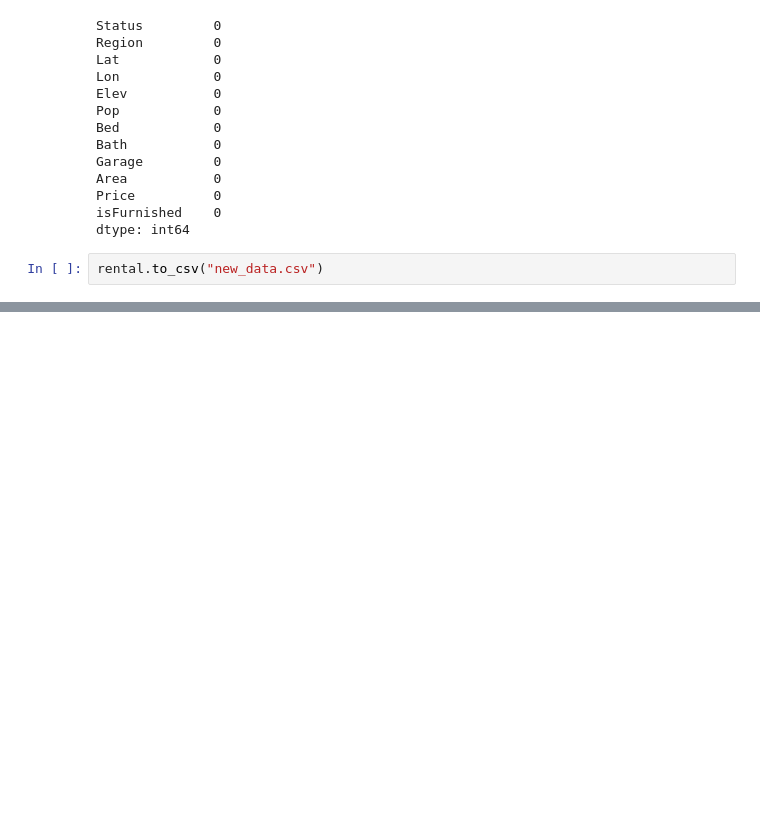
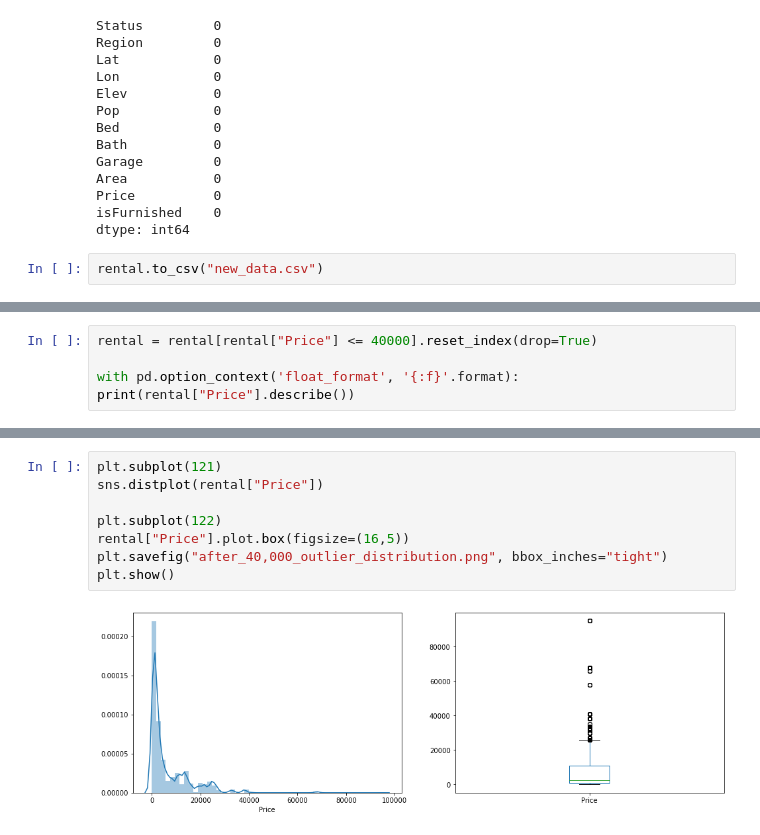
Before and after one commit to kangah-codes/rent-predict, a Jupyter notebook: model.ipynb, the cells around one changed output, grey strips where cells are left out. Drawn from its saved outputs; the diff is of its cells as text; blank space fills up the shorter version.

```diff
--- a/model.ipynb
+++ b/model.ipynb
@@ -87,0 +153,4 @@ rental.head(1)
+# %%
+rental = rental[rental["Price"] <= 40000].reset_index(drop=True)
+
+with pd.option_context('float_format', '{:f}'.format): print(rental["Price"].describe())
@@ -87,0 +167,10 @@ rental.head(1)
+# %%
+plt.subplot(121)
+sns.distplot(rental["Price"])
+
+plt.subplot(122)
+rental["Price"].plot.box(figsize=(16,5))
+plt.savefig("after_40,000_outlier_distribution.png", bbox_inches="tight")
+plt.show()
+# %% [output]
+[figure, added]
```
Also changed, not shown: parts of 36 cells of this notebook, 10 other files.
